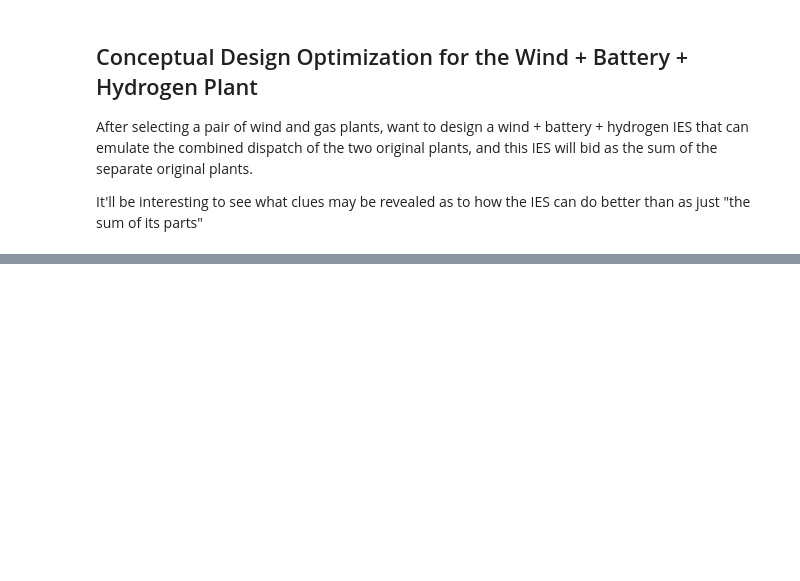
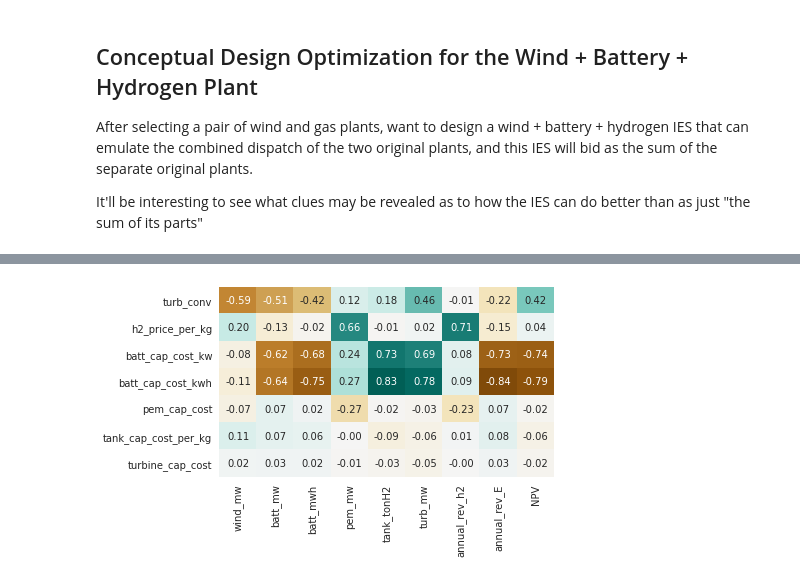
Before and after one commit to dguittet/dispatches, a Jupyter notebook: dispatches/case_studies/renewables_h2_case/WindBatteryHydrogenDoubleLoop.ipynb, the cells around one changed output, grey strips where cells are left out. Cells and saved outputs as stored; diff of their text form; code cells hidden in the pictures; blank space fills up the shorter version.

Commit message:
add run results

```diff
--- a/dispatches/case_studies/renewables_h2_case/WindBatteryHydrogenDoubleLoop.ipynb
+++ b/dispatches/case_studies/renewables_h2_case/WindBatteryHydrogenDoubleLoop.ipynb
@@ -1,4 +1,5 @@
 # %%
+import os
 import pandas as pd
 import numpy as np
 from pathlib import Path
@@ -13,12 +14,19 @@ import seaborn as sns
 sns.set_style("whitegrid")
 sns.set_palette("deep")
 
+if os.environ.get("NREL_CLUSTER"):
+    workspace_dir = Path("/projects/gmihybridsys/dguittet/workspace")
+    dispatches_dir = Path("/projects/gmihybridsys/dguittet/dispatches/dispatches/case_studies/renewables_h2_case")
+else:
+    workspace_dir = Path("/Users/dguittet/Projects/Dispatches/workspace")
+    dispatches_dir = Path("/Users/dguittet/Projects/Dispatches/dispatches/dispatches/case_studies/renewables_h2_case")
+
 rts_gmlc_dirs = [
-    Path("/Users/dguittet/Projects/Dispatches/workspace/prescient_runs/simulate_with_network_with_uncertainty_w_10_reserves_achp"),
-    Path("/Users/dguittet/Projects/Dispatches/workspace/prescient_runs/simulate_with_network_with_uncertainty_w_10_reserves_1000_shortfall_eagle"),
-    Path("/Users/dguittet/Projects/Dispatches/workspace/prescient_runs/simulate_with_network_with_uncertainty_w_10_reserves_500_shortfall_eagle"),
-    Path("/Users/dguittet/Projects/Dispatches/workspace/prescient_runs/simulate_with_network_with_uncertainty_w_15_reserves_1000_shortfall_eagle"),
-    Path("/Users/dguittet/Projects/Dispatches/workspace/prescient_runs/simulate_with_network_with_uncertainty_w_15_reserves_500_shortfall_eagle"),
+    workspace_dir / "prescient_runs/simulate_with_network_with_uncertainty_w_10_reserves_achp",
+    workspace_dir / "prescient_runs/simulate_with_network_with_uncertainty_w_10_reserves_1000_shortfall_eagle",
+    workspace_dir / "prescient_runs/simulate_with_network_with_uncertainty_w_10_reserves_500_shortfall_eagle",
+    workspace_dir / "prescient_runs/simulate_with_network_with_uncertainty_w_15_reserves_1000_shortfall_eagle",
+    workspace_dir / "prescient_runs/simulate_with_network_with_uncertainty_w_15_reserves_500_shortfall_eagle",
 ]
 # %%
 # Load data and Create viz
@@ -552,3 +562,12 @@ For the 15% reserve and 500 \$/MWh shortfall price, once the NG generators have
 After selecting a pair of wind and gas plants, want to design a wind + battery + hydrogen IES that can emulate the combined dispatch of the two original plants, and this IES will bid as the sum of the separate original plants.
 
 It'll be interesting to see what clues may be revealed as to how the IES can do better than as just "the sum of its parts"
+# %%
+output_dir = dispatches_dir / "16384_results_317_CT_15_500" / "aggregated_results.parquet"
+sens_results = pd.read_parquet(output_dir)
+# %%
+print(len(sens_results))
+sens_results = sens_results.drop(columns=["wind_mw_ub", 'pem_bar', 'pem_temp', 'tank_size', 'build_add_wind', 'opt_mode', 'shortfall_price', 'wind_cap_cost',
+       'wind_op_cost', 'batt_rep_cost_kwh', 'pem_op_cost', 'pem_var_cost', 'tank_op_cost', 'turbine_op_cost', 'turbine_var_cost',
+       'wind_gen', 'wind_gen_pmax', 'gas_gen', 'reserves', 'shortfall', 'start_date', ])
+sens_results.columns
@@ -554,0 +582,19 @@ It'll be interesting to see what clues may be revealed as to how the IES can do
+# %%
+param_input_cols = ['batt_cap_cost_kw', 'batt_cap_cost_kwh', 'pem_cap_cost', 'tank_cap_cost_per_kg',
+        'turbine_cap_cost', 'turb_conv', 'h2_price_per_kg']
+param_input_cols_labels = ["Batt \$/KW", "Batt \$/KWh", "PEM \$/KW", "Tank \$/kg",
+        "Turb \$/kW", "Turb kWh/khH2", "H2 $/kg"]
+output_cols = ['wind_mw', 'batt_mw', 'batt_mwh', 'pem_mw', 'tank_tonH2', 'turb_mw',
+        'annual_rev_h2', 'annual_rev_E', 'NPV']
+output_cols_labels = ["Wind MW", "Batt MW", "Batt MWh", "PEM MW", "Tank TonH2", "Turb MW",
+        "H2 Revenue", "Elec Income", "NPV"]
+corr_df_subset = sens_results.corr().loc[sens_results.corr().index.isin(param_input_cols)][output_cols]
+
+fig, ax = plt.subplots(1, 1, figsize=(6, 3.5), sharey=True)
+
+heatmap = sns.heatmap(corr_df_subset, ax=ax,
+                      vmin=-1, vmax=1, cmap='BrBG', annot=True, fmt=".2f",
+                    #   xticklabels=output_cols_labels, yticklabels=param_input_cols_labels,
+                      cbar=False)
+# %% [output]
+[figure, added]
```
Also changed, not shown: parts of 3 cells of this notebook, 4 other files.
